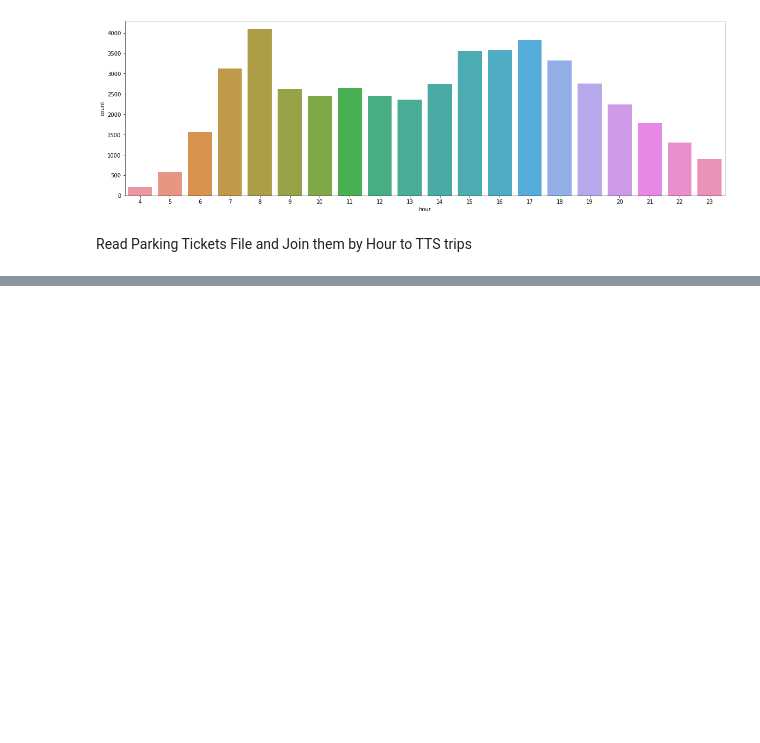
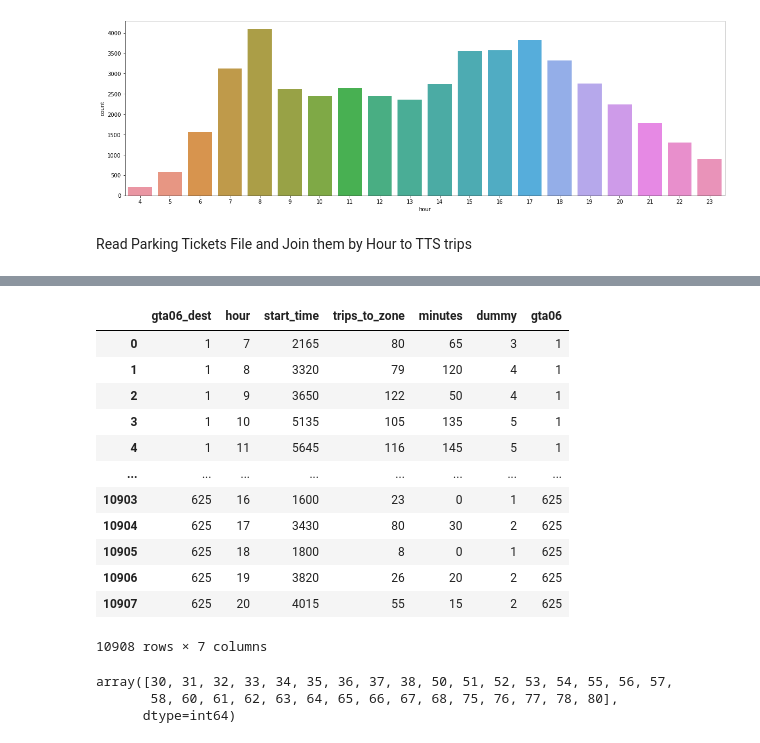
Before and after one commit to stefyperezg/Work-term-report-parking, a Jupyter notebook: TTS_trips.ipynb, the cells around one changed output, grey strips where cells are left out. Cells and saved outputs as stored; diff of their text form; code cells hidden in the pictures; blank space fills up the shorter version.

```diff
--- a/TTS_trips.ipynb
+++ b/TTS_trips.ipynb
@@ -196,0 +207,26 @@ hourly_tickets.drop(['Rcode','Prescode','date_of_infraction','infraction_code'])
+# %%
+counts_by_time_and_zone = TTS_time.groupby(['gta06_dest','hour'], as_index=False).sum()
+counts_by_time_and_zone['gta06']=counts_by_time_and_zone['gta06_dest']
+counts_by_time_and_zone = counts_by_time_and_zone.rename(columns={'total':'trips_to_zone'})
+counts_by_time_and_zone
+# %% [output]
+|  | gta06_dest | hour | start_time | trips_to_zone | minutes | dummy | gta06 |
+| 0 | 1 | 7 | 2165 | 80 | 65 | 3 | 1 |
+| 1 | 1 | 8 | 3320 | 79 | 120 | 4 | 1 |
+| 2 | 1 | 9 | 3650 | 122 | 50 | 4 | 1 |
+| 3 | 1 | 10 | 5135 | 105 | 135 | 5 | 1 |
+| 4 | 1 | 11 | 5645 | 116 | 145 | 5 | 1 |
+| ... | ... | ... | ... | ... | ... | ... | ... |
+| 10903 | 625 | 16 | 1600 | 23 | 0 | 1 | 625 |
+| 10904 | 625 | 17 | 3430 | 80 | 30 | 2 | 625 |
+| 10905 | 625 | 18 | 1800 | 8 | 0 | 1 | 625 |
+| 10906 | 625 | 19 | 3820 | 26 | 20 | 2 | 625 |
+| 10907 | 625 | 20 | 4015 | 55 | 15 | 2 | 625 |
+10908 rows × 7 columns
+# %%
+zones_of_interest = hourly_tickets['gta06'].unique()
+zones_of_interest
+# %% [output]
+array([30, 31, 32, 33, 34, 35, 36, 37, 38, 50, 51, 52, 53, 54, 55, 56, 57,
+       58, 60, 61, 62, 63, 64, 65, 66, 67, 68, 75, 76, 77, 78, 80],
+      dtype=int64)
```
Also changed, not shown: parts of 14 cells of this notebook.
